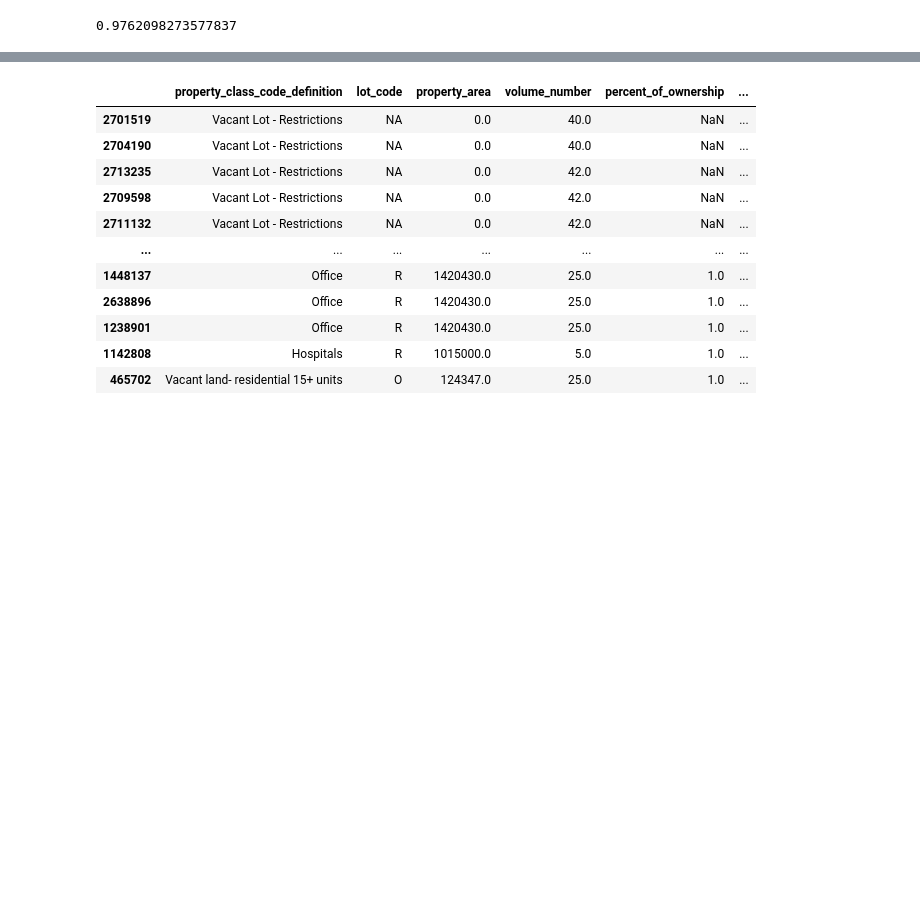
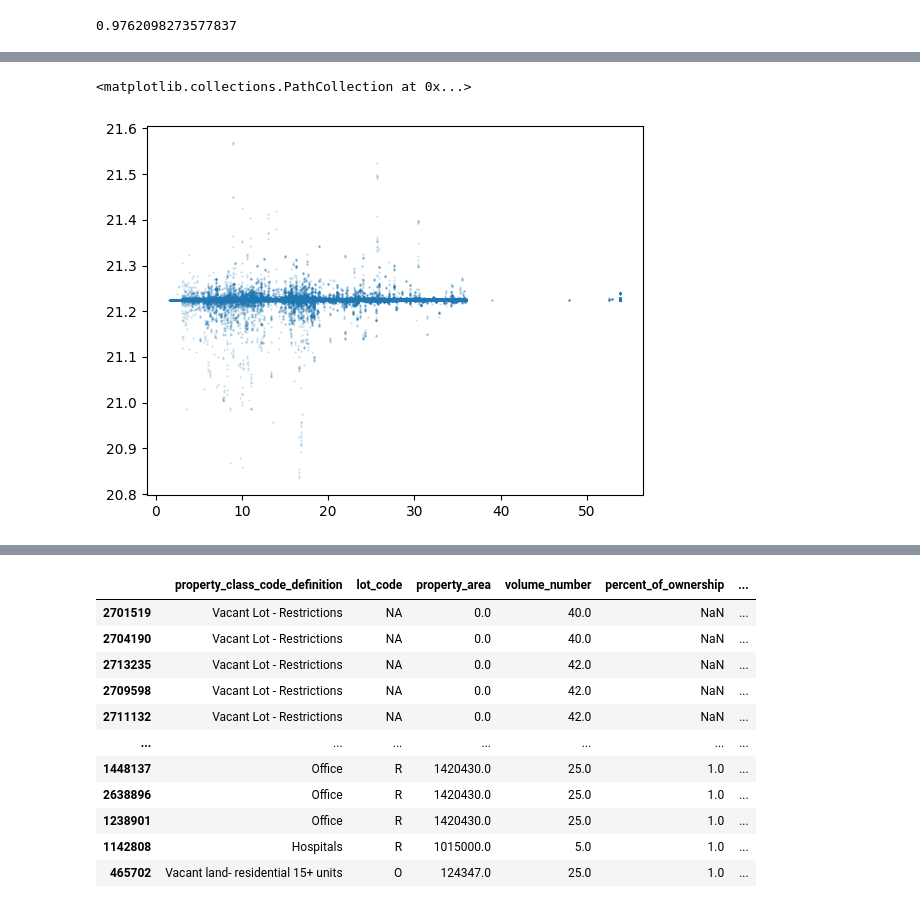
Before and after one commit to sdamerdji/dissertation, a Jupyter notebook: ef/fmv.ipynb, the cells around one changed output, grey strips where cells are left out. Saved outputs shown, nothing was run; the diff lists cells and outputs as text; code cells hidden in the pictures; blank space fills up the shorter version.

Commit message:
save best hyperparams

```diff
--- a/ef/fmv.ipynb
+++ b/ef/fmv.ipynb
@@ -48,7 +63,7 @@ fmv.shape
 (99496, 30)
 # %%
 X_fmv = fmv.drop(columns='assessed_sales_value')
-y_fmv = np.log10(fmv['assessed_sales_value'])
+y_fmv = np.log(fmv['assessed_sales_value'])
 # %%
 cat_indices = np.where(X_fmv.dtypes == 'object')[0]
 # %%
@@ -110,6 +117,13 @@ best
  'l2_leaf_reg': 2.5206936794284682,
  'learning_rate': 0.30305427924833384,
  'subsample': 0.4518888351309896}
+# %%
+best = {'boosting_type': 1,
+ 'border_count': 182,
+ 'depth': 3,
+ 'l2_leaf_reg': 2.5206936794284682,
+ 'learning_rate': 0.30305427924833384,
+ 'subsample': 0.4518888351309896}
 # %%
 best['boosting_type'] = 'Ordered' if best.get('boosting_type') == 0 else 'Plain'
 # %%
@@ -208,2 +211,2 @@ Index([ 465702, 1142808, 1448137, 1727496, 1956833, 1510364, 1531132, 1247134,
 # %%
-tax['imputed_fair_market_acquisition'] = 10 ** predictions
+tax['imputed_fair_market_acquisition'] = np.exp(predictions)
@@ -211,0 +249,2 @@ tax.loc[fmv.index, 'imputed_fair_market_acquisition'] = fmv['assessed_sales_valu
+# %%
+diff = (tax['imputed_fair_market_acquisition'] - (tax['assessed_land_value'] + tax['assessed_improvement_value'] + tax['assessed_fixtures_value']))
@@ -211,0 +263,5 @@ tax.loc[fmv.index, 'imputed_fair_market_acquisition'] = fmv['assessed_sales_valu
+# %%
+plt.scatter(tax['years_since_last_sale'], np.log((abs(diff.min()) + diff)), alpha=.25, s=.25)
+# %% [output]
+<matplotlib.collections.PathCollection at 0x...>
+[figure, added]
```
Also changed, not shown: parts of 13 cells of this notebook.
